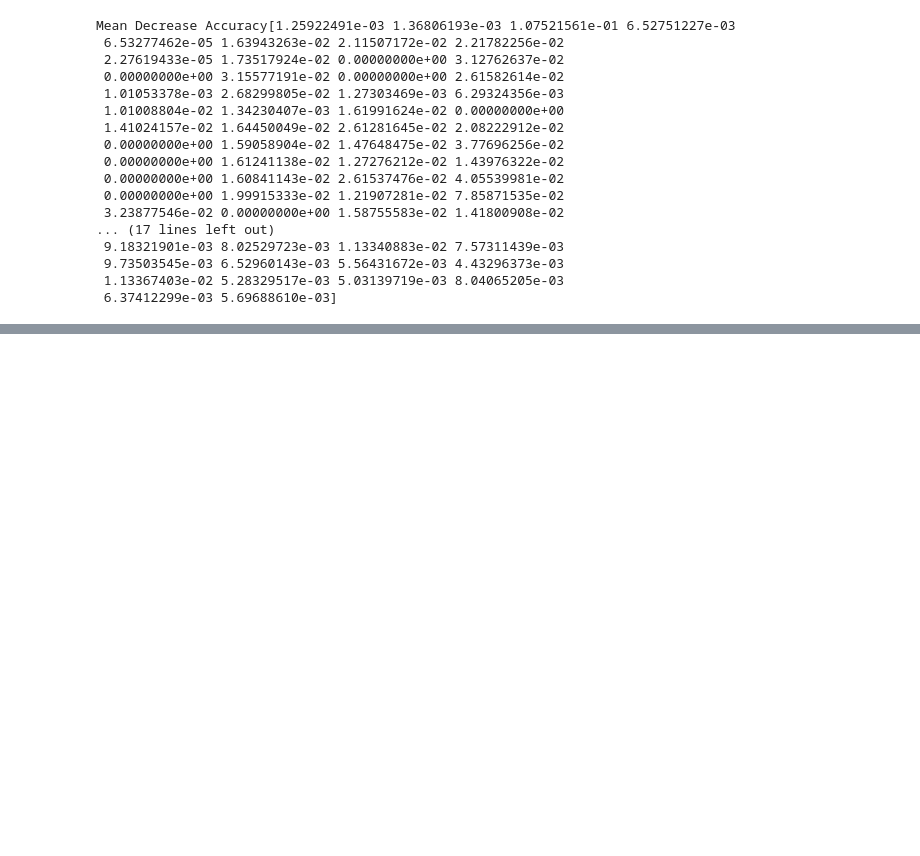
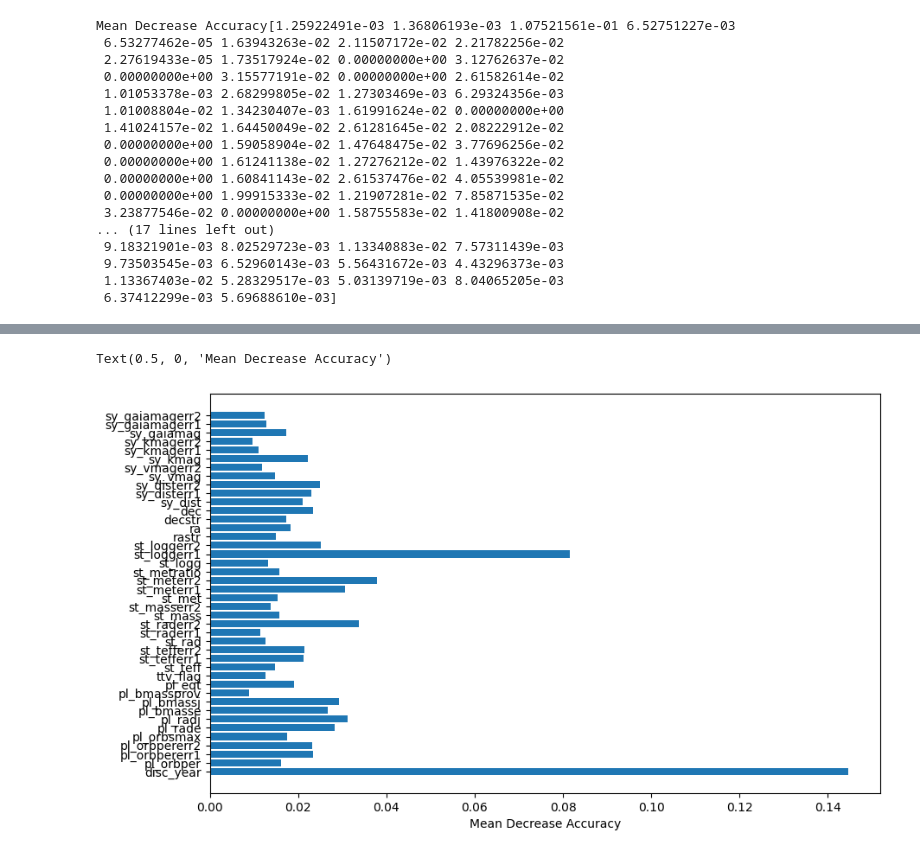
Before and after one commit to joshbernsteint/CS513-Project, a Jupyter notebook: rf.ipynb, the cells around one changed output, grey strips where cells are left out. Cells and saved outputs as stored; diff of their text form; code cells hidden in the pictures; blank space fills up the shorter version.

```diff
--- a/rf.ipynb
+++ b/rf.ipynb
@@ -173,0 +195,18 @@ Length: 62, dtype: float64
+# %%
+# Remove columns with low mean decrease accuracy less than 0.01
+low_accuracy = feature_scores[feature_scores < 0.01].index
+print(f"Low Accuracy: {low_accuracy}")
+attr_2 = attr.drop(low_accuracy, axis=1)
+
+# Split the data again after dropping features
+attr_train, attr_test, target_train, target_test = train_test_split(
+    attr_2, target, test_size=0.2, random_state=5)
+
+# Retrain the model
+model.fit(attr_train, target_train)
+target_pred = model.predict(attr_test)
+
+# Show the accuracy of the model and the confusion matrix
+print(f"Accuracy= {accuracy_score(target_test, target_pred)}")
+print(confusion_matrix(target_test, target_pred))
+print(classification_report(target_test, target_pred))
@@ -173,0 +230,13 @@ Length: 62, dtype: float64
+# %%
+# update the mean decrease accuracy and gini importance
+mean_decrease_accuracy = model.feature_importances_
+gini_importance = model.feature_importances_ * model.estimators_[0].tree_.impurity[0]
+
+plt.figure(figsize=(10, 6))
+plt.barh(range(len(mean_decrease_accuracy)),
+         mean_decrease_accuracy, align='center')
+plt.yticks(range(len(mean_decrease_accuracy)), attr_2.columns)
+plt.xlabel('Mean Decrease Accuracy')
+# %% [output]
+Text(0.5, 0, 'Mean Decrease Accuracy')
+[figure, added]
```
Also changed, not shown: parts of 3 cells of this notebook, 3 other files.
